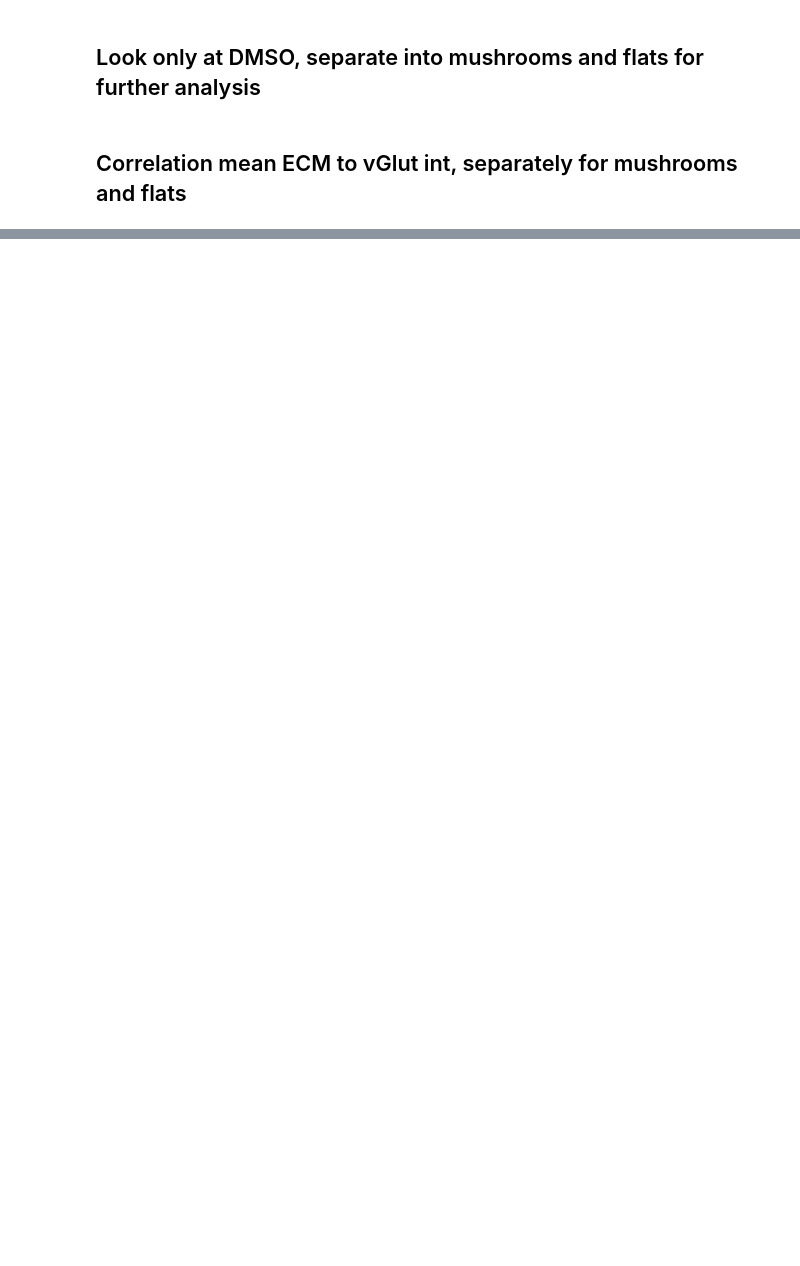
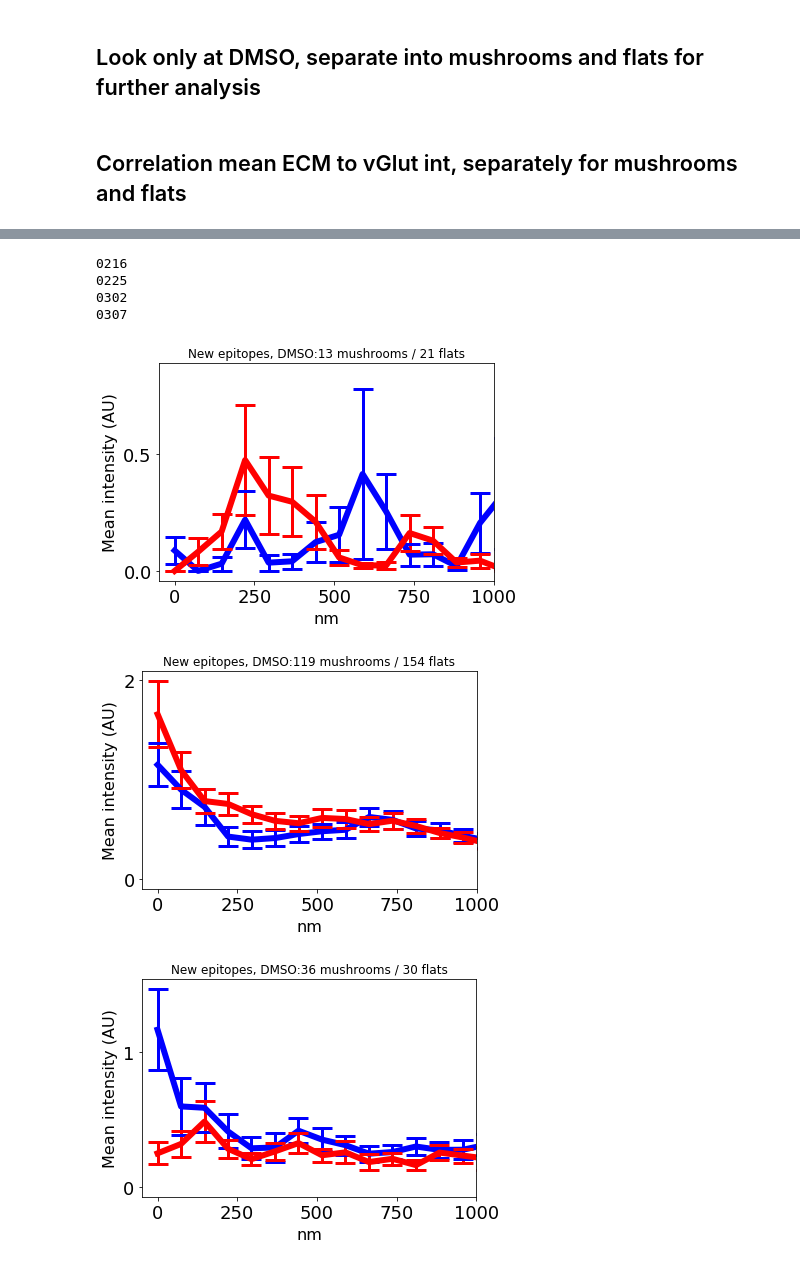
Before and after one commit to taldanko/Image_processing, a Jupyter notebook: TurnoverAnalysis_EpitopeBlocking_LateStain_SynapseStain/20190716_STED_analysis_DiO_images_fromvGlutexps_postsynapses_figure2e_.ipynb, the cells around one changed output, grey strips where cells are left out. Cells and saved outputs as stored; diff of their text form; code cells hidden in the pictures; blank space fills up the shorter version.

```diff
--- a/TurnoverAnalysis_EpitopeBlocking_LateStain_SynapseStain/20190716_STED_analysis_DiO_images_fromvGlutexps_postsynapses_figure2e_.ipynb
+++ b/TurnoverAnalysis_EpitopeBlocking_LateStain_SynapseStain/20190716_STED_analysis_DiO_images_fromvGlutexps_postsynapses_figure2e_.ipynb
@@ -523,0 +790,56 @@ plt.tight_layout()
+# %%
+df2plot=df2mushrooms_newepitopes_dmso
+df2plot=df2plot[df2plot["mean ecm intensity sted, bg subtracted"]<
+                  df2plot["mean ecm intensity sted, bg subtracted"].quantile(0.99)]
+df2plotflat=df2flats_newepitopes_dmso
+df2plotflat=df2plotflat[df2plotflat["mean ecm intensity sted, bg subtracted"]<
+                  df2plotflat["mean ecm intensity sted, bg subtracted"].quantile(0.99)]
+
+for exp in df2plot["Exp name"].unique():
+    plt.figure()
+    print(exp)
+    df22plot=df2plot[df2plot["Exp name"]==exp]
+    plt.plot(np.linspace(0,70*20,num=20),df22plot["radial_average_ecm_norm2unblocked"].values.mean(),linewidth=6,
+            color='blue')
+    numbersynapses=len(df22plot["vglut spot aligned"])
+
+    plt.errorbar(x=np.linspace(0,70*20,num=20),
+                 y=df22plot["radial_average_ecm_norm2unblocked"].values.mean(),
+                 yerr=df22plot["radial_average_ecm_norm2unblocked"].values.std()/np.sqrt(len(df22plot)),
+                 xerr=None,ecolor='blue',fmt='none',capsize=10,linewidth=3,capthick=3)
+
+    df22plot=df2plotflat[df2plotflat["Exp name"]==exp]
+    plt.plot(np.linspace(0,70*20,num=20),df22plot["radial_average_ecm_norm2unblocked"].values.mean(),linewidth=6,
+            color='red')
+    numbersynapsesi=len(df22plot["vglut spot aligned"])
+    plt.title('New epitopes, DMSO:'+str(numbersynapses)+' mushrooms / '+str(numbersynapsesi)+ ' flats')
+
+    plt.errorbar(x=np.linspace(0,70*20,num=20),
+                 y=df22plot["radial_average_ecm_norm2unblocked"].values.mean(),
+                 yerr=df22plot["radial_average_ecm_norm2unblocked"].values.std()/np.sqrt(len(df22plot)),
+                 xerr=None,ecolor='red',fmt='none',capsize=10,linewidth=3,capthick=3)
+
+    ax.spines['right'].set_visible(False)
+    ax.spines['top'].set_visible(False)
+    ax.spines['bottom'].set_linewidth(3)
+    ax.spines['left'].set_linewidth(3)
+    #plt.ylim([0,0.5])
+    plt.xlim([-50,1000])
+    plt.xticks(size = 18)
+    plt.yticks(size = 18)
+    ax.text(.5,.1,'No of synapses: '+str(numbersynapses),
+        horizontalalignment='center',
+            verticalalignment='bottom',size=16,
+        transform=ax.transAxes)
+    plt.locator_params(axis='y', nbins=2)
+    plt.locator_params(axis='x', nbins=5)
+    plt.ylabel('Mean intensity (AU)',size=16,labelpad=5)
+    plt.xlabel('nm',size=16,labelpad=5)
+# %% [output]
+0216
+0225
+0302
+0307
+[figure, added]
+[figure, added]
+[figure, added]
```
Also changed, not shown: parts of 18 cells of this notebook, 12 other files.
